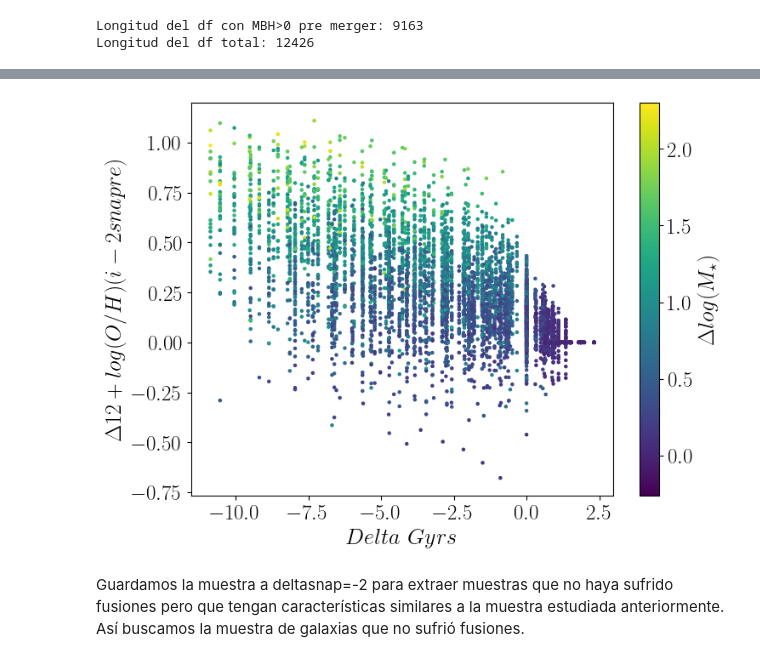
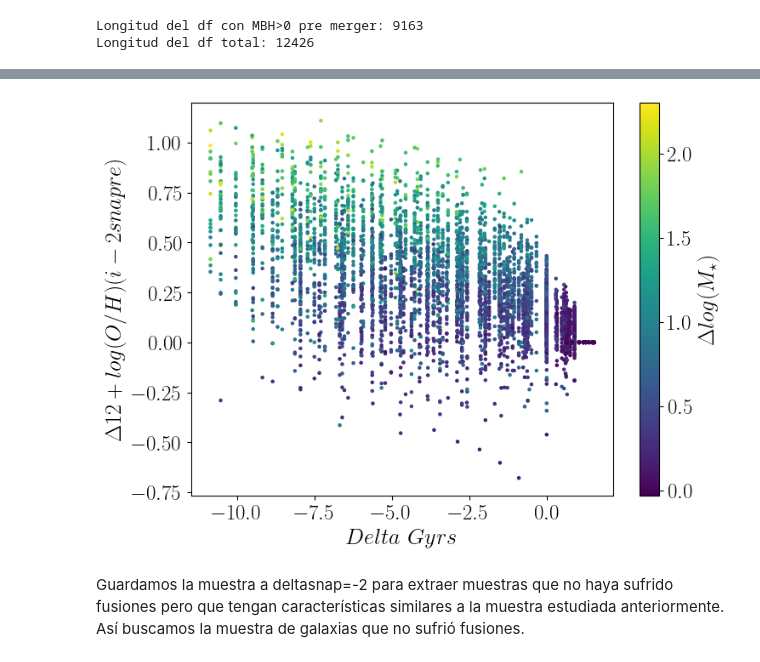
Before and after one commit to SantamariaR/Taller-Tesis-1, a Jupyter notebook: Estadistica_evolutiva.ipynb, the cells around one changed output, grey strips where cells are left out. Saved outputs shown, nothing was run; the diff lists cells and outputs as text; code cells hidden in the pictures.

```diff
--- a/Estadistica_evolutiva.ipynb
+++ b/Estadistica_evolutiva.ipynb
@@ -232,6 +320,7 @@ df_final_major =result_with_delta.select(
     pl.col("RootGalaxyID").alias("RootGalaxyID"),
     pl.col("GalaxyID").alias("GalaxyID"),
     pl.col("SnapNum").alias("SnapNum"),
+    pl.col("Snap_Major_Merger").alias("Snap_Major_Merger"),
     pl.col("Delta_Snap").alias("Delta_Snap"),
     pl.col("Delta_Time_Gyr").alias("Delta_Time_Gyr"),
     pl.col("Stars_Mass").alias("Stars_Mass"),
@@ -253,5 +342,8 @@ df_final_major = df_final_major[mask_bh].copy()
 Longitud del df con MBH>0 pre merger: 9163
 Longitud del df total: 12426
 # %%
-mask_snap = (df_final_major["Delta_Snap"] >= -2)
+mask_snap = (df_final_major["Delta_Snap"] >= -2)&(df_final_major["Snap_Major_Merger"] >= 14)&(df_final_major["Snap_Major_Merger"] <= 23) # Nos quedamos sólo con los snaps cercanos al major merger y con major mergers que hayan ocurrido a partir del snap 14 (tiempo lookback menor a 10 Gyr)
+
 df_final_major = df_final_major[mask_snap].copy()
+
+print("Longitud del df total:", len(df_final_major))
@@ -277,6 +371,6 @@ Index(['RootGalaxyID', 'GalaxyID', 'SnapNum', 'Delta_Snap', 'Delta_Time_Gyr',
        'log_MBH_Mstar_unif'],
       dtype='str')
 # %%
-lista_final = ['RootGalaxyID', 'GalaxyID', 'SnapNum', 'Delta_Snap', 'Delta_Time_Gyr', '12+log(O/H)_unif', 'Fgas_unif', 'log_Mstar_unif',
-       'log_MBH_Mstar_unif']
-df_final_major[lista_final]
+lista_final_agn = ['RootGalaxyID', 'GalaxyID', 'SnapNum','Snap_Major_Merger','Delta_Snap', 'Delta_Time_Gyr', '12+log(O/H)_unif', 'Fgas_unif', 'log_Mstar_unif',
+       'log_MBH_Mstar_unif','12+log(O/H)', 'Fgas', 'log_Mstar', 'log_MBH_Mstar']
+AGN_Merger_A = df_final_major[lista_final_agn].copy()
@@ -297,24 +377,18 @@ df_final_major[lista_final]
 # %%
 
-#plt.figure(figsize=(12, 6))
-
-#sns.scatterplot(data=df_final_major, x="Delta_Time_Gyr", y="12+log(O/H)", hue="log_MBH_Mstar_unif", palette="viridis", alpha=0.7) #
-#plt.title("Evolución de la metalicidad en función del tiempo desde el major merger")
-
-
-xvar = df_final_major["Delta_Time_Gyr"]
-yvar = df_final_major["12+log(O/H)_unif"]
-cvar = df_final_major["log_Mstar_unif"]
+xvar = AGN_Merger_A["Delta_Time_Gyr"]
+yvar = AGN_Merger_A["12+log(O/H)_unif"]
+cvar = AGN_Merger_A["log_Mstar_unif"]
 plt.scatter(xvar,yvar,c = cvar ,s = 5,)
 plt.colorbar(label=r"$\Delta log(M_{\star})$")
 plt.xlabel(r"$Delta\ Gyrs$")
 plt.ylabel(r"$\Delta 12 + log(O/H)(i-2snapre)$")
 #plt.savefig("figuras/evolucion_met_agn_merger.png")
 #plt.legend(title="log_Mstar")
 #plt.grid()
 plt.show()
 # %% [output]
-[figure, old version]
+[figure, new version]
 # %% [markdown]
 Guardamos la muestra a deltasnap=-2 para extraer muestras que no haya sufrido fusiones pero que tengan características similares a la muestra estudiada anteriormente.
 Así buscamos la muestra de galaxias que no sufrió fusiones.
```
Also changed, not shown: parts of 88 cells of this notebook, 4 other files.
